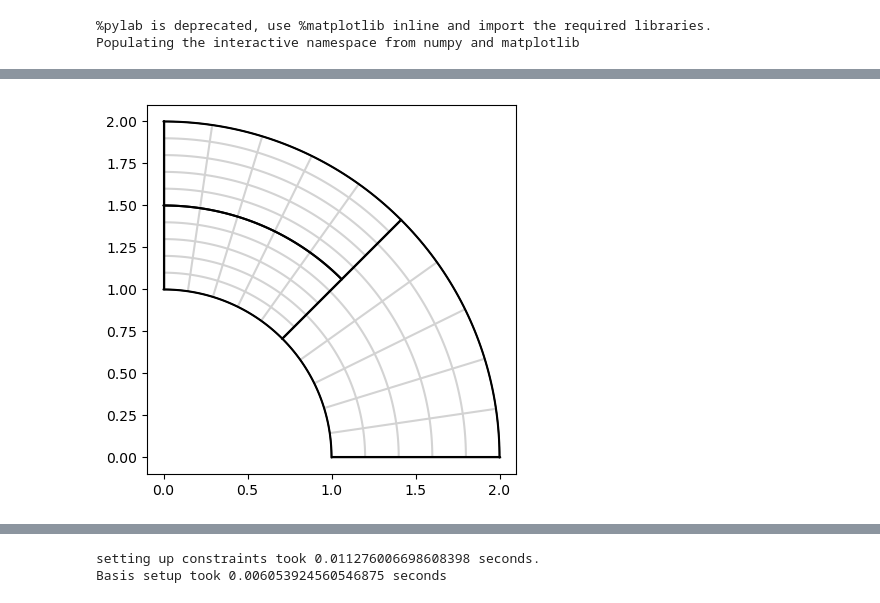
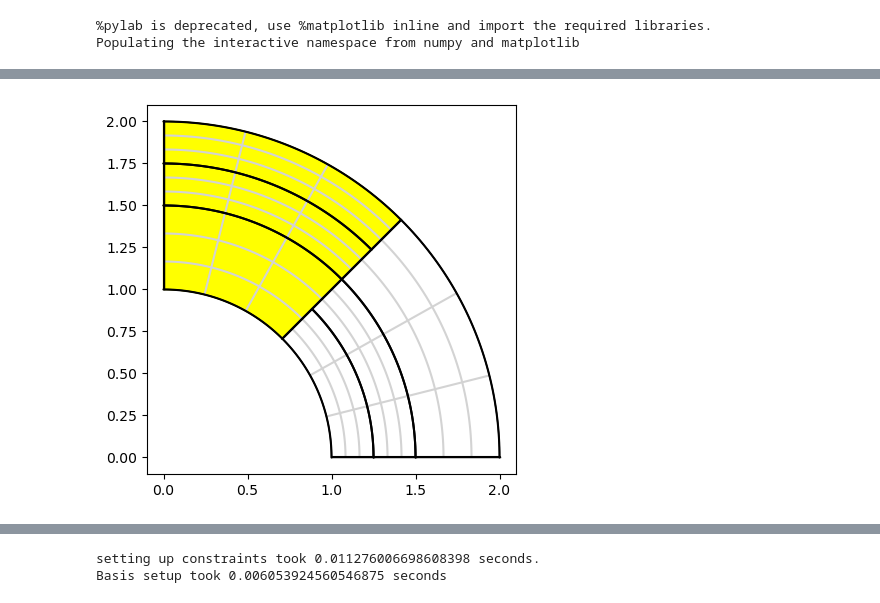
Before and after one commit to Stefan714/pyiga, a Jupyter notebook: notebooks/IETI.ipynb, the cells around one changed output, grey strips where cells are left out. Cells and saved outputs as stored; diff of their text form; code cells hidden in the pictures.

```diff
--- a/notebooks/IETI.ipynb
+++ b/notebooks/IETI.ipynb
@@ -600,20 +602,44 @@ def MsD_deluxe_whole(I):
+# %%
+def MsD_deluxe_whole2(I):
+    S = [np.zeros(s.shape) for s in I.S]
+    B = []
+    C=[]
+    for p in range(I.space.numpatches):
+        c = I.Ck[p]@I.R_skeleton[p].T
+        S_inv = np.linalg.inv(I.S[p])
+        S_inv = np.linalg.inv(scipy.sparse.bmat([[I.S[p],c.T],[c,None]]).toarray())[:S[p].shape[0],:S[p].shape[0]]
+        C.append(c)
+        B.append(I.B_gamma[:,I.S_ofs[p]:I.S_ofs[p+1]])
+        for b in range(4):
+            if (p,b) in I.R_interfaces:
+                R = I.R_interfaces[(p,b)]@I.R_skeleton[p].T
+                S[p] += R.T@R@S_inv@R.T@R
+    #print(scipy.sparse.bmat([[S[p],c.T],[c,None]]))
+    #print(I.B_gamma@I.Psi_gamma@np.linalg.inv(I.S_prim)@I.Psi_gamma.T@I.B_gamma.T)
+    return np.linalg.inv(np.array([b@(s)@b.T for p,(s,b,c) in enumerate(zip(S,B,C))]).sum(axis=0))# + I.B_gamma@I.Psi_gamma@np.linalg.inv(I.S_prim)@I.Psi_gamma.T@I.B_gamma.T)
 # %%
-deg = 3
-N = 5
+deg = 1
+N = 3
 #M = checkerboard2(deg,N,1)
 M = Tshapes(deg,N,1)
+M.set_domain_id({1:{0}})
+M.split_patch(0,axis=1)
+M.split_patch(0,axis=1)
+M.split_patch(2,axis=1)
 MP = assemble.Multipatch(M, automatch=True)
 dir_data = {0: lambda x,y: 0.}
 #MP.set_dirichlet_boundary(dir_data)
-a = {0:1., 1:1e5}
 f={0:lambda x,y: 1.,1:lambda x,y: 1.}
+gamma = 1e5
+var = 2
 
 #MP.h_refine({0:1})
 #MP.h_refine({3:None, 6:None, 8:None, 10:None})
 #MP.h_refine({26:None})
 MP.set_dirichlet_boundary(dir_data)
 
-MP.mesh.draw(knots=1)
+a = {0:gamma, 1:1.}
+MP.mesh.draw(knots=1, patch_idx=0, color={1:"white", 0:"yellow"})
 
 #MP.Constr = parametersort(MP,a)
 
@@ -627,11 +653,12 @@ F,b = I.compute_F()
 F_mat = F@np.eye(F.shape[0])
 I.compute_S(as_matrix=True)
 
-MsD1 = MsD_deluxe(I)
-MsD2 = MsD_deluxe_whole(I)
+if var==1:
+    MsD = MsD_deluxe_whole(I)
+elif var==2:
+    MsD = MsD_deluxe_whole2(I)
+else:
+    MsD = I.MsD(method=="selection", as_matrix=1)
 
-lam, it, min_eig, max_eig, r = solvers.pcg(F, b, x0=None, maxiter=200, P=MsD1, output=1, rtol=1e-6, atol=1e-12)
-
-#print(norm(MsD1-MsD2@np.eye(F.shape[0])))
-#print(np.linalg.cond(MsD@F_mat))
+lam, it, min_eig, max_eig, r = solvers.pcg(F, b, x0=None, maxiter=200, P=MsD, output=1, rtol=1e-6, atol=1e-12)
 # %% [output]
@@ -641,4 +668,4 @@ pcg with preconditioned condition number κ ~ 3.8107007415274374 stopped after 7
-[figure, old version]
+[figure, new version]
 # %%
 np.linalg.inv(F_mat)
 # %% [output]
```
Also changed, not shown: parts of 11 cells of this notebook.
